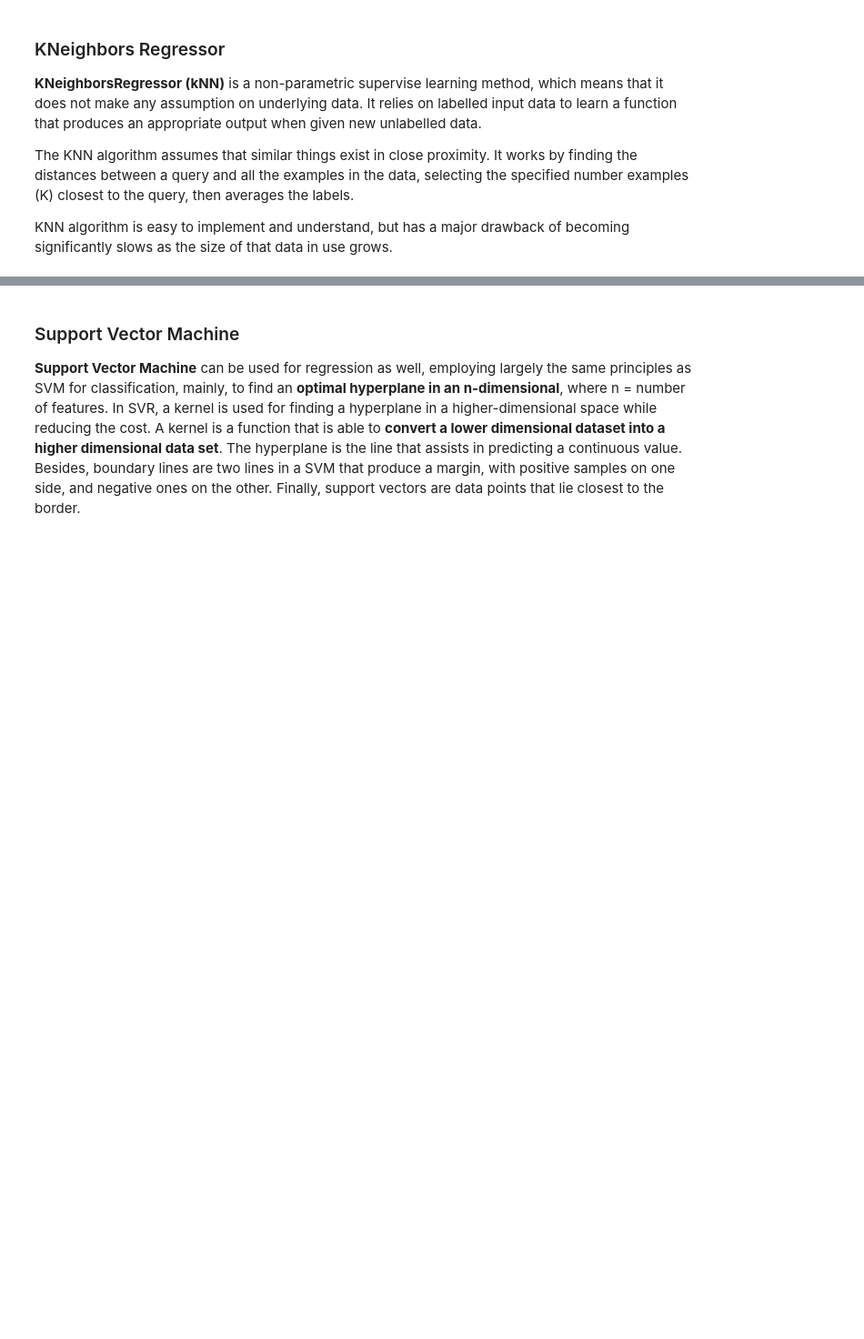
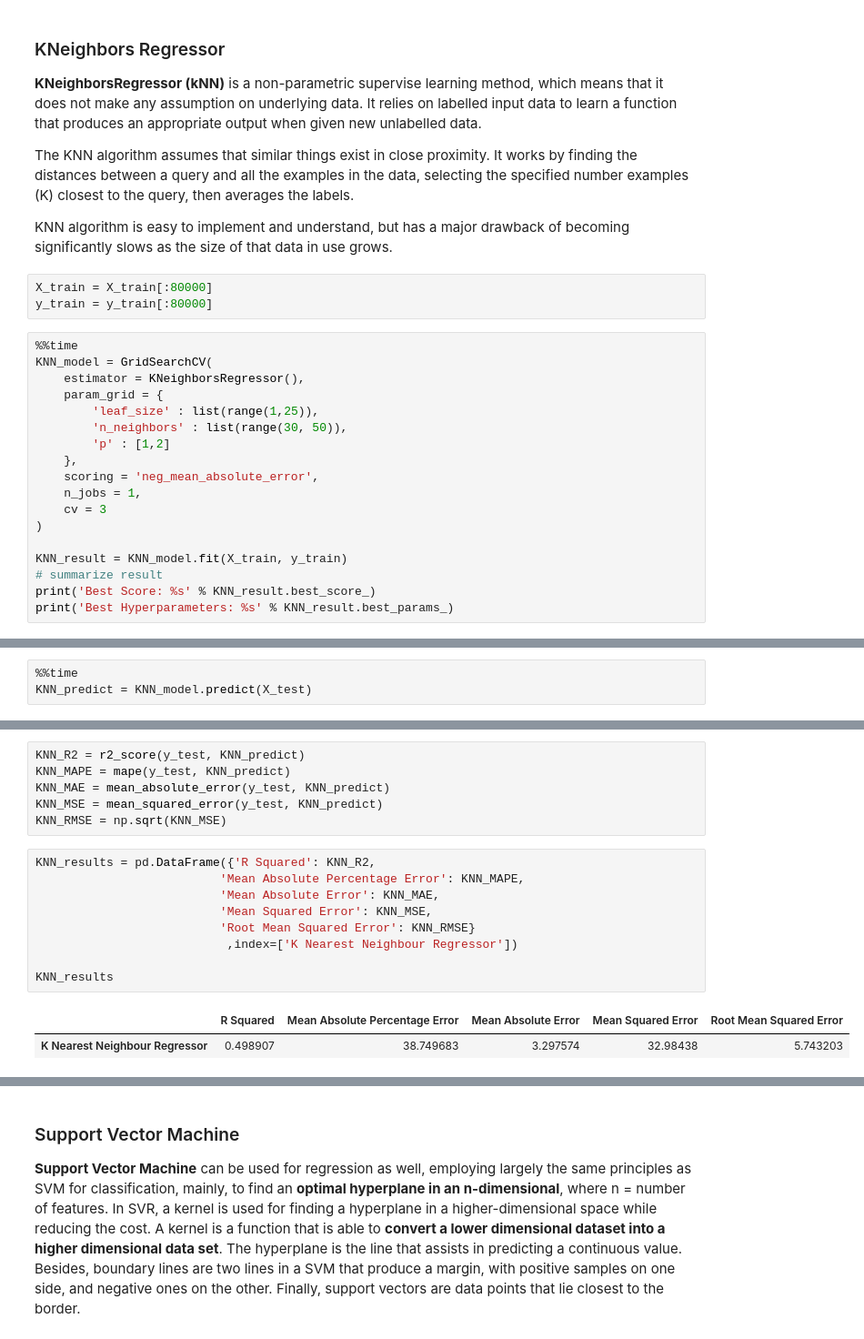
Before and after one commit to hestialapis/DataMiningProject, a Jupyter notebook: Data Mining Project - Ventilator Pressure Prediction.ipynb, the cells around one changed output, grey strips where cells are left out. Shown at 91% size. Saved outputs shown, nothing was run; the diff lists cells and outputs as text; blank space fills up the shorter version.

```diff
--- a/Data Mining Project - Ventilator Pressure Prediction.ipynb
+++ b/Data Mining Project - Ventilator Pressure Prediction.ipynb
@@ -550,3 +551,24 @@ pickle.dump(XGB_model, open(filename, 'wb'))
 The KNN algorithm assumes that similar things exist in close proximity. It works by finding the distances between a query and all the examples in the data, selecting the specified number examples (K) closest to the query, then averages the labels.
 
 KNN algorithm is easy to implement and understand, but has a major drawback of becoming significantly slows as the size of that data in use grows.
+# %%
+X_train = X_train[:80000]
+y_train = y_train[:80000]
+# %%
+%%time
+KNN_model = GridSearchCV(
+    estimator = KNeighborsRegressor(),
+    param_grid = {
+        'leaf_size' : list(range(1,25)),
+        'n_neighbors' : list(range(30, 50)),
+        'p' : [1,2]
+    },
+    scoring = 'neg_mean_absolute_error',
+    n_jobs = 1,
+    cv = 3
+)
+
+KNN_result = KNN_model.fit(X_train, y_train)
+# summarize result
+print('Best Score: %s' % KNN_result.best_score_)
+print('Best Hyperparameters: %s' % KNN_result.best_params_)
@@ -552,0 +579,3 @@ KNN algorithm is easy to implement and understand, but has a major drawback of b
+# %%
+%%time
+KNN_predict = KNN_model.predict(X_test)
@@ -552,0 +584,18 @@ KNN algorithm is easy to implement and understand, but has a major drawback of b
+# %%
+KNN_R2 = r2_score(y_test, KNN_predict)
+KNN_MAPE = mape(y_test, KNN_predict)
+KNN_MAE = mean_absolute_error(y_test, KNN_predict)
+KNN_MSE = mean_squared_error(y_test, KNN_predict)
+KNN_RMSE = np.sqrt(KNN_MSE)
+# %%
+KNN_results = pd.DataFrame({'R Squared': KNN_R2,
+                          'Mean Absolute Percentage Error': KNN_MAPE,
+                          'Mean Absolute Error': KNN_MAE,
+                          'Mean Squared Error': KNN_MSE,
+                          'Root Mean Squared Error': KNN_RMSE}
+                           ,index=['K Nearest Neighbour Regressor'])
+
+KNN_results
+# %% [output]
+|  | R Squared | Mean Absolute Percentage Error | Mean Absolute Error | Mean Squared Error | Root Mean Squared Error |
+| K Nearest Neighbour Regressor | 0.498907 | 38.749683 | 3.297574 | 32.98438 | 5.743203 |
```
Also changed, not shown: parts of 5 cells of this notebook, 1 other file.
